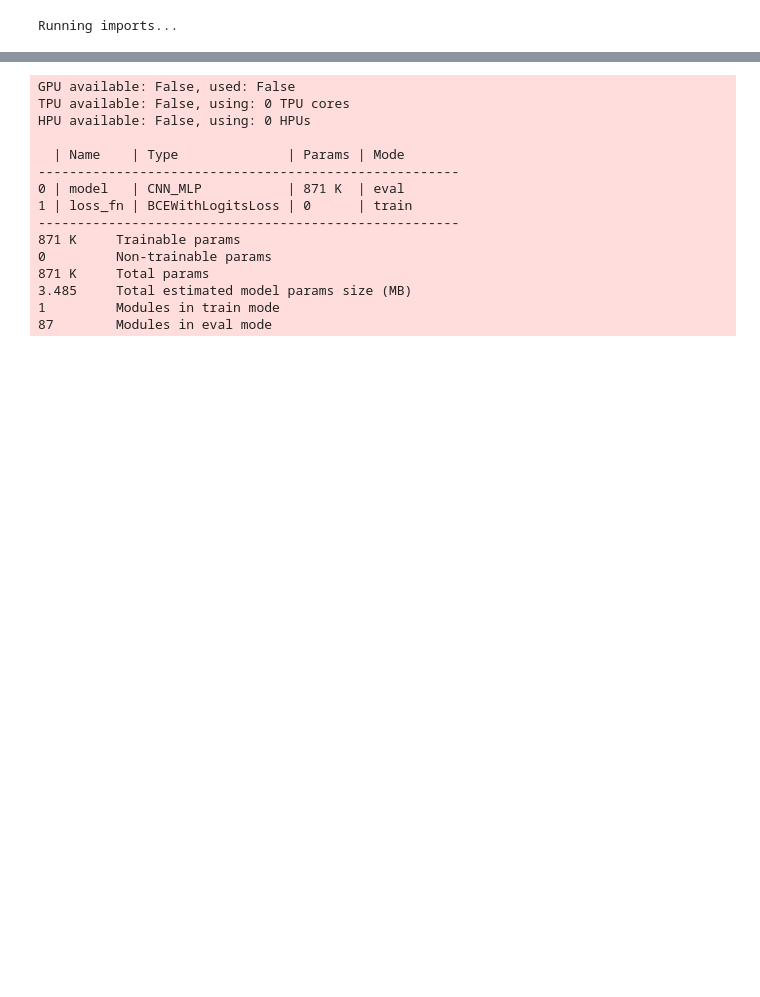
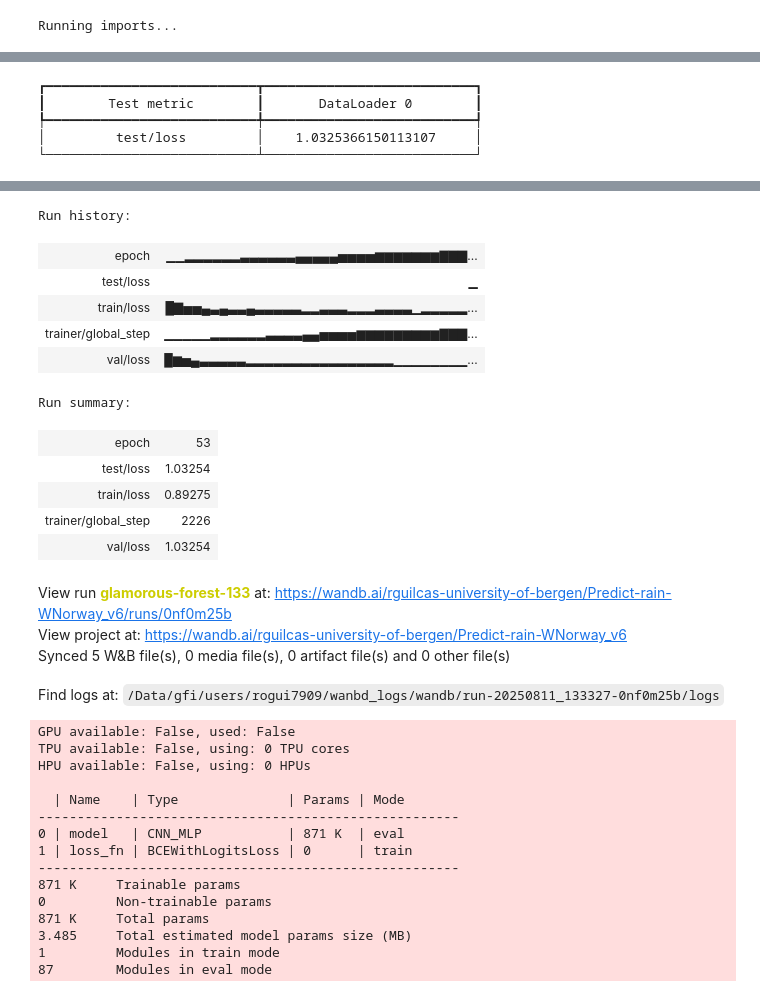
Before and after one commit to rguilcas/predict_rain_norway, a Jupyter notebook: test.ipynb, the cells around one changed output, grey strips where cells are left out. Drawn from its saved outputs; the diff is of its cells as text; code cells hidden in the pictures; blank space fills up the shorter version.

```diff
--- a/test.ipynb
+++ b/test.ipynb
@@ -56,5 +56,25 @@ config = wandb_logger.experiment.config
 dataloader = MyDataLoader(config)
 dataloader.print_infos()
 NN = get_neural_network(config)
+
+
+callbacks=[EarlyStopping(monitor="val/loss", mode="min"),
+            get_checkpoint_callback(wandb_logger),
+        #    LogF1Validation(num_timesteps=config['num_timesteps_predicted']),
+            ]
+trainer = AttributableTrainer(limit_train_batches=100,
+                            max_epochs=config['num_epochs'],
+                            logger=wandb_logger,
+                            log_every_n_steps=1, default_root_dir="/Data/gfi/users/rogui7909/lightning_checkpoint/",
+                            callbacks=callbacks, deterministic=True,
+                            accelerator="cpu", devices=1)
+
+loss = get_loss(config)
+lightning_model = ExtremeRainPredictor(NN,
+                        learning_rate=config['learning_rate'],
+                        lr_scheduler =config['lr_scheduler'],
+                        loss_fn = loss,
+                        init_config=init_config)
+trainer.fit(lightning_model,dataloader.train_loader, dataloader.val_loader)
 # %% [output]
 Seed set to 42
@@ -70,0 +115,7 @@ Data ready:
+# %%
+lightning_model.eval()
+lightning_model.model.eval()
+with torch.no_grad():
+    trainer.test(lightning_model, dataloaders=dataloader.val_loader)
+wandb.finish()
+# %% [output]
@@ -70,0 +123,5 @@ Data ready:
+┏━━━━━━━━━━━━━━━━━━━━━━━━━━━┳━━━━━━━━━━━━━━━━━━━━━━━━━━━┓
+┃        Test metric        ┃       DataLoader 0        ┃
+┡━━━━━━━━━━━━━━━━━━━━━━━━━━━╇━━━━━━━━━━━━━━━━━━━━━━━━━━━┩
+│         test/loss         │    1.0325366150113107     │
+└───────────────────────────┴───────────────────────────┘
@@ -71,3 +129,19 @@ Data ready:
+Run history:
+| epoch | ▁▁▂▂▂▂▂▂▃▃▃▃▃▃▄▄▄▄▄▅▅▅▅▆▆▆▆▆▆▆▇▇▇... |
+| test/loss | ▁ |
+| train/loss | █▇▅▅▄▃▄▃▃▄▃▃▃▃▃▂▂▃▃▃▂▂▂▃▃▃▃▁▂▂▂▂▂... |
+| trainer/global_step | ▁▁▁▁▁▂▂▂▂▂▂▃▃▃▃▄▄▅▅▅▅▆▆▆▆▆▆▆▆▆▇▇▇... |
+| val/loss | █▆▅▄▃▃▃▃▃▂▂▂▂▂▂▂▂▂▂▂▂▂▂▂▂▁▁▁▁▁▁▁▁... |
+Run summary:
+| epoch | 53 |
+| test/loss | 1.03254 |
+| train/loss | 0.89275 |
+| trainer/global_step | 2226 |
+| val/loss | 1.03254 |
+View run glamorous-forest-133 at: https://wandb.ai/rguilcas-university-of-bergen/Predict-rain-WNorway_v6/runs/0nf0m25b
+View project at: https://wandb.ai/rguilcas-university-of-bergen/Predict-rain-WNorway_v6
+Synced 5 W&B file(s), 0 media file(s), 0 artifact file(s) and 0 other file(s)
+Find logs at: /Data/gfi/users/rogui7909/wanbd_logs/wandb/run-20250811_133327-0nf0m25b/logs
 # %%
 callbacks=[EarlyStopping(monitor="val/loss", mode="min"),
                get_checkpoint_callback(wandb_logger),
```
Also changed, not shown: parts of 3 cells of this notebook, 8 other files.
